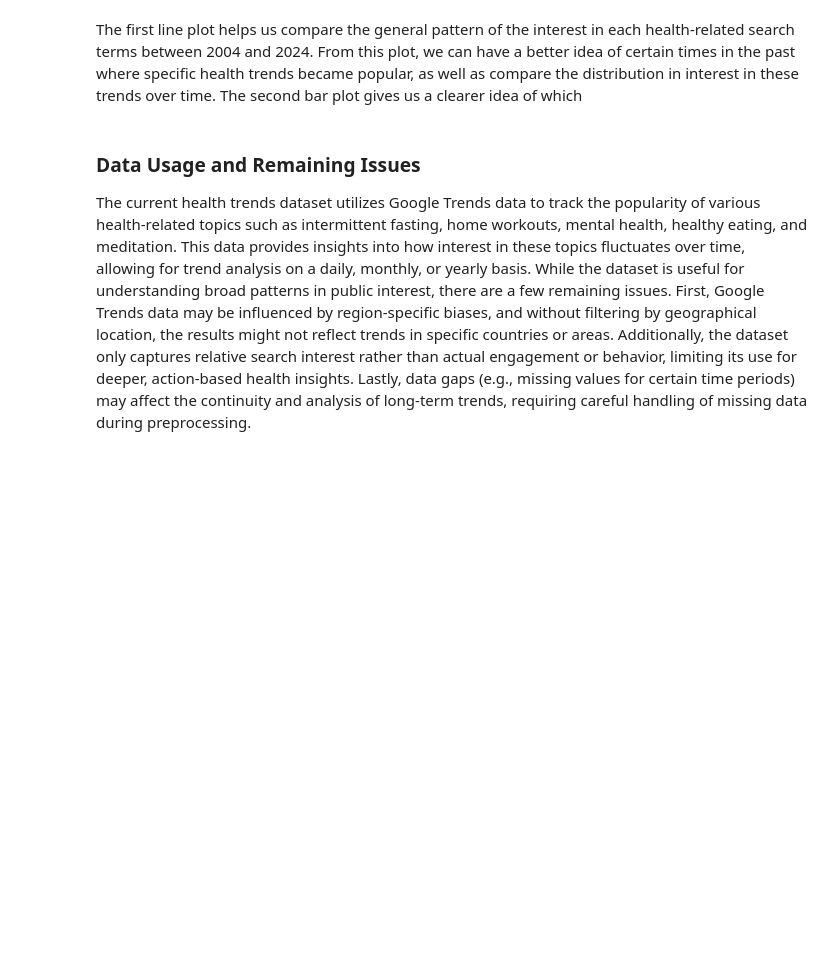
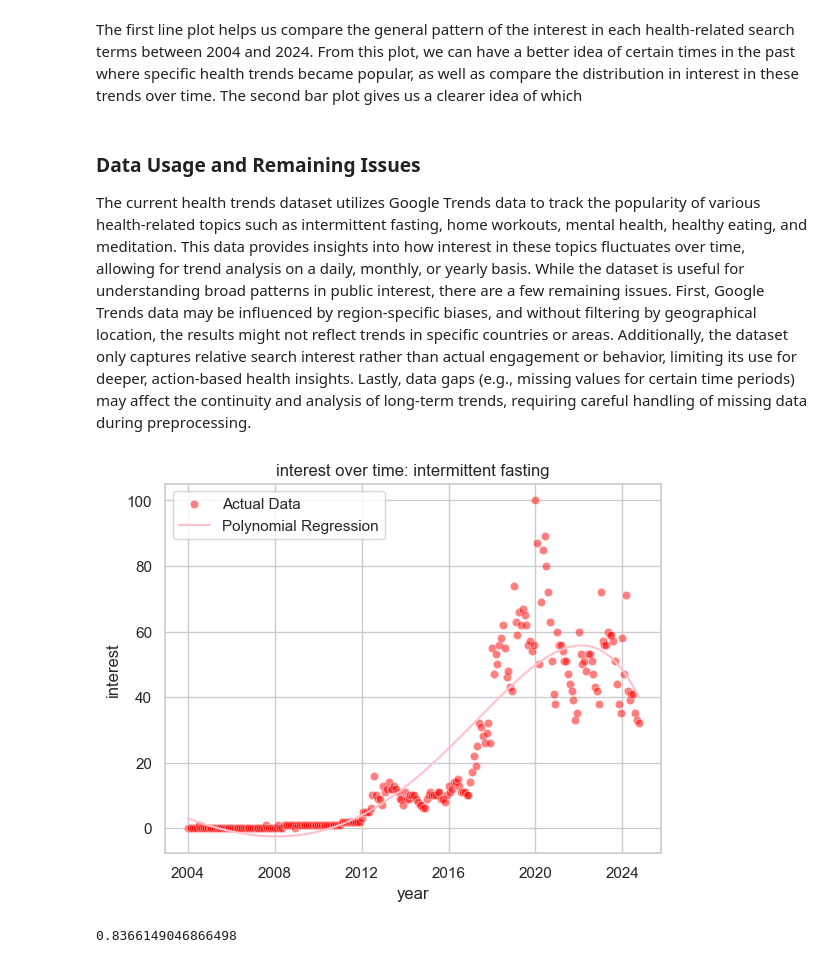
Before and after one commit to Arssh-Bajpai/Health-Trends-predictor, a Jupyter notebook: Phase_2.ipynb, the cells around one changed output. Saved outputs shown, nothing was run; the diff lists cells and outputs as text; code cells hidden in the pictures; blank space fills up the shorter version.

Commit message:
Add files via upload
Started the polynomial regression

```diff
--- a/Phase_2.ipynb
+++ b/Phase_2.ipynb
@@ -112,3 +112,73 @@ The first line plot helps us compare the general pattern of the interest in each
 ### Data Usage and Remaining Issues
 
 The current health trends dataset utilizes Google Trends data to track the popularity of various health-related topics such as intermittent fasting, home workouts, mental health, healthy eating, and meditation. This data provides insights into how interest in these topics fluctuates over time, allowing for trend analysis on a daily, monthly, or yearly basis. While the dataset is useful for understanding broad patterns in public interest, there are a few remaining issues. First, Google Trends data may be influenced by region-specific biases, and without filtering by geographical location, the results might not reflect trends in specific countries or areas. Additionally, the dataset only captures relative search interest rather than actual engagement or behavior, limiting its use for deeper, action-based health insights. Lastly, data gaps (e.g., missing values for certain time periods) may affect the continuity and analysis of long-term trends, requiring careful handling of missing data during preprocessing.
+# %%
+def polynomial_regression(x, y, degree=6, learning_rate=0.05, iterations=15000):
+    """
+   calculates the polynomial regression on our data based of its gradient.
+
+   args:
+       x (list): time in years, X axis
+       y (list): our interest score values
+       degree (int): degree of the polynomial regression
+       learning rate (float): learning rate for gradient
+       iterations (int): Number of training iterations
+
+   Returns:
+       list: Predicted y-values using fitted polynomial curve
+    """
+
+    # normalizing X
+    x_norm = [(val - min(x)) / (max(x) - min(x)) for val in x]
+
+    # builds a features matrix
+    features = [[x_i**d for d in range(degree + 1)] for x_i in x_norm]
+
+    # Initialize weights and train
+    weights = [0] * (degree + 1)
+    for int in range(iterations):
+
+        # calculates our errors
+        pred = [sum(w * f for w, f in zip(weights, feat)) for feat in features]
+        errors = [p - actual for p, actual in zip(pred, y)]
+
+        # changes weights according to the gradient
+        for i in range(degree + 1):
+            gradient = sum(e * f[i] for e, f in zip(errors, features)) * 2/len(y)
+            weights[i] -= learning_rate * gradient
+
+    return [sum(w * f for w, f in zip(weights, feat)) for feat in features]
+
+# our data
+term_data = trends_df[trends_df['search_term'] == "intermittent fasting"]
+x = list(range(len(term_data)))
+y = list(term_data['interest_score'])
+
+# regression
+y_pred = polynomial_regression(x, y)
+
+
+# building our polynomial regression visual ------------------------------------------------------------
+sns.set_theme(style="whitegrid")
+sns.scatterplot(data=term_data, x='date', y='interest_score', color='red', alpha=0.5, label='Actual Data')
+
+# regression line
+plt.plot(term_data['date'], y_pred, color='pink', label='Polynomial Regression')
+
+plt.title(f'interest over time: {term}')
+plt.xlabel('year')
+plt.ylabel('interest')
+plt.legend()
+plt.show()
+
+#-----------------------------------------------------------------------------------------------------------
+
+# we take our avg of actual data, our total variance, squared error between pred and actual, and find r2
+y_mean = sum(y) / len(y)
+total_var = sum((yi - y_mean) ** 2 for yi in y)
+errorPred = sum((yi - yp) ** 2 for yi, yp in zip(y, y_pred))
+r2 = 1 - (errorPred / total_var)
+print(r2)
+# %% [output]
+[figure, added]
+0.8366149046866498
```
Also changed, not shown: parts of 5 cells of this notebook.
